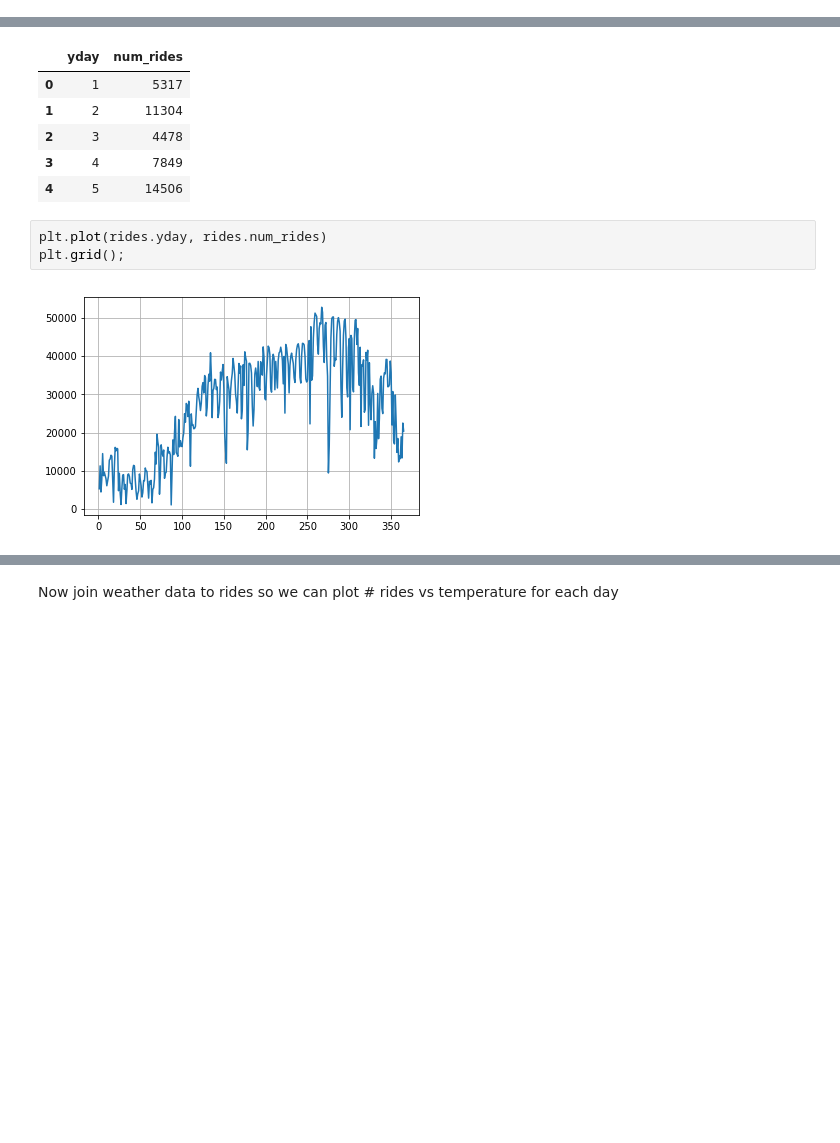
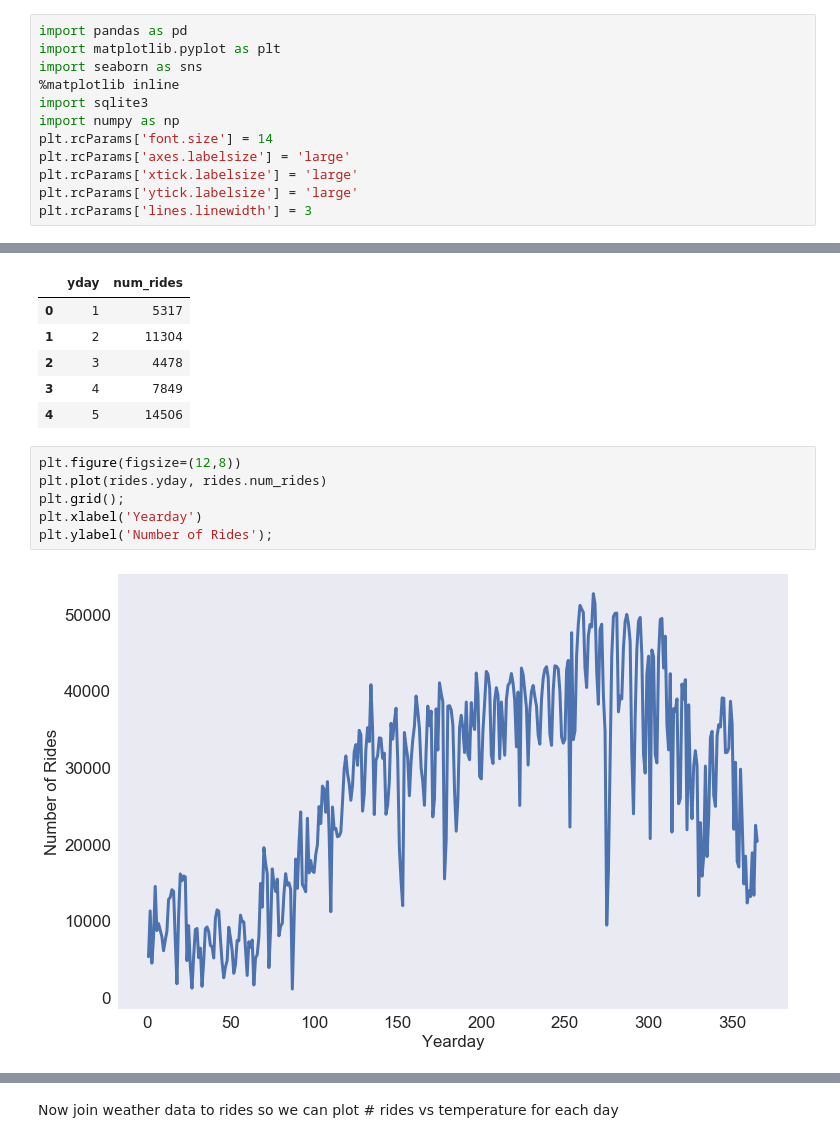
Before and after one commit to andypicke/Springboard_DataScience, a Jupyter notebook: Capstone_1/weather_vs_rides.ipynb, the cells around one changed output, grey strips where cells are left out. Cells and saved outputs as stored; diff of their text form; blank space fills up the shorter version.

Commit message:
update figure options

```diff
--- a/Capstone_1/weather_vs_rides.ipynb
+++ b/Capstone_1/weather_vs_rides.ipynb
@@ -8,3 +3,15 @@ import sqlite3
+# %%
+import pandas as pd
+import matplotlib.pyplot as plt
+import seaborn as sns
+%matplotlib inline
+import sqlite3
+import numpy as np
+plt.rcParams['font.size'] = 14
+plt.rcParams['axes.labelsize'] = 'large'
+plt.rcParams['xtick.labelsize'] = 'large'
+plt.rcParams['ytick.labelsize'] = 'large'
+plt.rcParams['lines.linewidth'] = 3
 # %%
 con1 = sqlite3.connect('data/citibike_database.db3')
 con2 = sqlite3.connect('data/nyc_weather.db3')
@@ -19,10 +26,13 @@ rides.head()
 | 3 | 4 | 7849 |
 | 4 | 5 | 14506 |
 # %%
+plt.figure(figsize=(12,8))
 plt.plot(rides.yday, rides.num_rides)
 plt.grid();
+plt.xlabel('Yearday')
+plt.ylabel('Number of Rides');
 # %% [output]
-[figure, old version]
+[figure, new version]
 # %%
 wea = pd.read_sql_query("SELECT * FROM temps WHERE year=2015",con2)
 wea.head()
```
Also changed, not shown: parts of 17 cells of this notebook.
